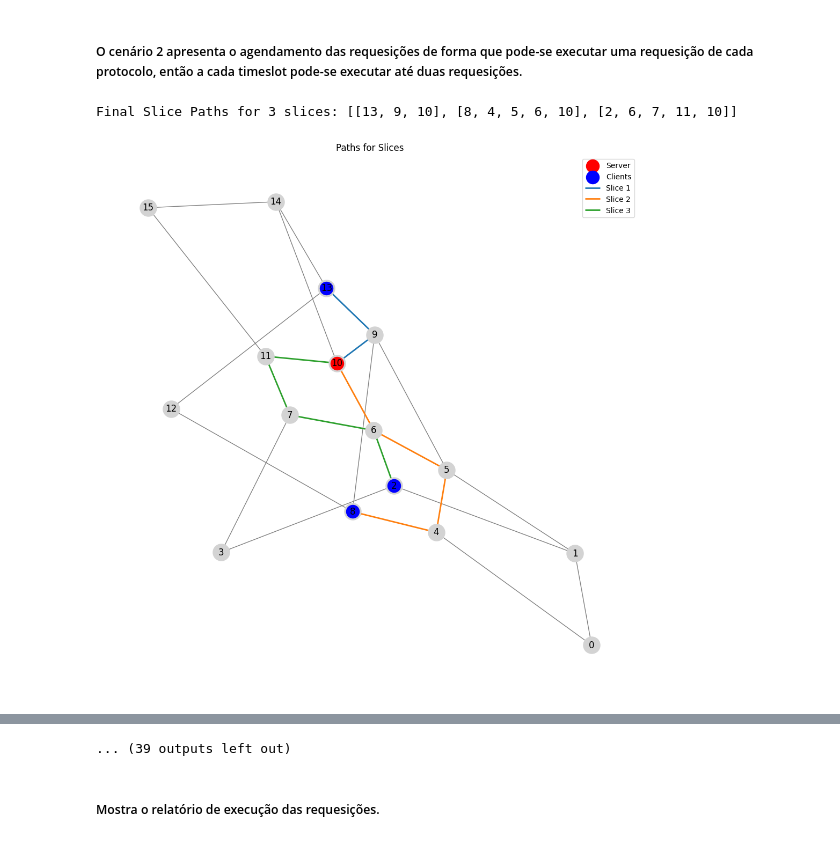
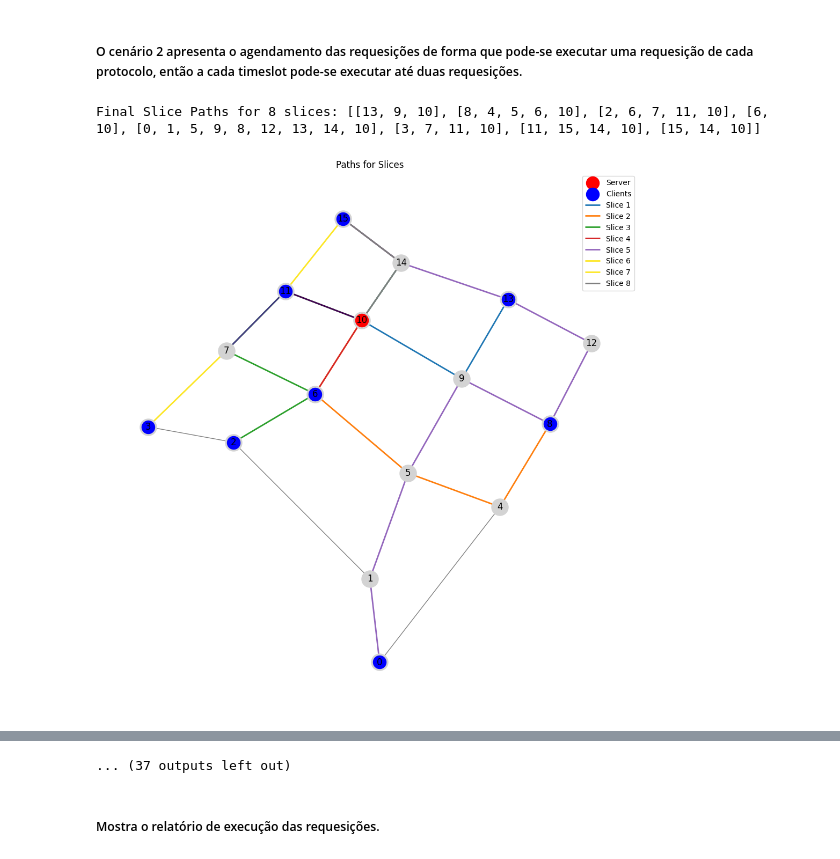
Before and after one commit to polysamo/BQC-testes, a Jupyter notebook: Cenário 2.ipynb, the cells around one changed output, grey strips where cells are left out. Drawn from its saved outputs; the diff is of its cells as text; code cells hidden in the pictures.

```diff
--- a/Cenário 2.ipynb
+++ b/Cenário 2.ipynb
@@ -10,7 +10,7 @@ rede = Network()
 controlador = Controller(rede)
 
 # Configura uma grade 4x4
-clients = [13,8, 2]
+clients = [13,8,2,6,0,3,11,15]
 server = 10
 rede.set_topology_for_slices(graph_type='grade', dimensions=(4, 4), clients=clients, server=server)
 
@@ -34,57 +34,59 @@ Final Slice Paths for 3 slices: [[13, 9, 10], [8, 4, 5, 6, 10], [2, 6, 7, 11, 10
 ##### O cenário 2 apresenta o agendamento das requesições de forma que pode-se executar uma requesição de cada protocolo, então a cada timeslot pode-se executar até duas requesições.
 # %%
 # Configurações iniciais
-protocols = ["AC_BQC","AC_BQC","BFK_BQC"]  # Lista de protocolos, um para cada cliente
-clients = [13, 8, 2]  # IDs dos clientes
+protocols = ["AC_BQC", "AC_BQC","BFK_BQC","BFK_BQC","AC_BQC","AC_BQC","BFK_BQC","AC_BQC"]  # Lista de protocolos, um para cada cliente
+clients = [13,8,2,6,0,3,11,15]  # IDs dos clientes
 server = 10
 
 # Simulação de slices
 slice_paths_list = rede.run_slice_simulation(clients=clients, server=server)
 
 # Inicializa slices para cada cliente
 controlador.initialize_slices(
     network=rede,
     clients=clients,
     server=server,
     protocols=protocols,
     slice_paths_list=slice_paths_list
 )
 
-# Gera requisições usando generate_request_slice
+# Gera exatamente 10 requisições distribuídas entre os clientes
+num_requests = 30
 requests = []
-for _ in range(10):  # Número total de requisições
-    for i, client in enumerate(clients):  # Itera sobre os clientes
-        alice_id = client
-        protocol = protocols[i]  # Protocolo associado ao cliente
-        slice_path = slice_paths_list[i][0]  # Caminho do slice correspondente
-        bob_id = server
-        num_qubits = 10
-        num_gates = 20
 
-        # Gera a requisição utilizando generate_request_slice
-        request = rede.generate_request_slice(
-            alice_id=alice_id,
-            bob_id=bob_id,
-            num_qubits=num_qubits,
-            num_gates=num_gates,
-            protocol=protocol,
-            slice_path=slice_path,
-            scenario=2  # Define o cenário, se aplicável
-        )
-        requests.append(request)  # Adiciona a requisição à lista
+for i in range(num_requests):
+    client_index = i % len(clients)  # Alterna entre os clientes
+    alice_id = clients[client_index]
+    protocol = protocols[client_index]
+    slice_path = slice_paths_list[client_index]  # Corrigido para pegar o caminho do cliente correto
+    bob_id = server
+    num_qubits = 10
+    num_gates = 20
+
+    # Gera a requisição utilizando generate_request_slice
+    request = rede.generate_request_slice(
+        alice_id=alice_id,
+        bob_id=bob_id,
+        num_qubits=num_qubits,
+        num_gates=num_gates,
+        protocol=protocol,
+        slice_path=slice_path,
+        scenario=2  # Define o cenário, se aplicável
+    )
+    requests.append(request)  # Adiciona a requisição à lista
 
 # Agendamento de requisições
 scheduled_timeslots = controlador.schedule_requests(
     requests=requests,
     slice_paths=controlador.slices,
     protocols=protocols
 )
 
 # Executa as requisições agendadas
 rede.execute_scheduled_requests(scheduled_timeslots, slice_paths=controlador.slices)
 
 # Gera o relatório após a execução
 controlador.print_report(scheduled_timeslots, slice_paths=controlador.slices)
 # %% [output]
-Final Slice Paths for 3 slices: [[13, 9, 10], [8, 4, 5, 6, 10], [2, 6, 7, 11, 10]]
+Final Slice Paths for 8 slices: [[13, 9, 10], [8, 4, 5, 6, 10], [2, 6, 7, 11, 10], [6, 10], [0, 1, 5, 9, 8, 12, 13, 14, 10], [3, 7, 11, 10], [11, 15, 14, 10], [15, 14, 10]]
-[figure, old version]
+[figure, new version]
@@ -266,4 +263,4 @@ q_9: ─────────────────■───────
-... (39 outputs left out)
+... (37 outputs left out)
 # %% [markdown]
 ##### Mostra o relatório de execução das requesições.
 # %%
```
Also changed, not shown: parts of 6 cells of this notebook, 4 other files.
